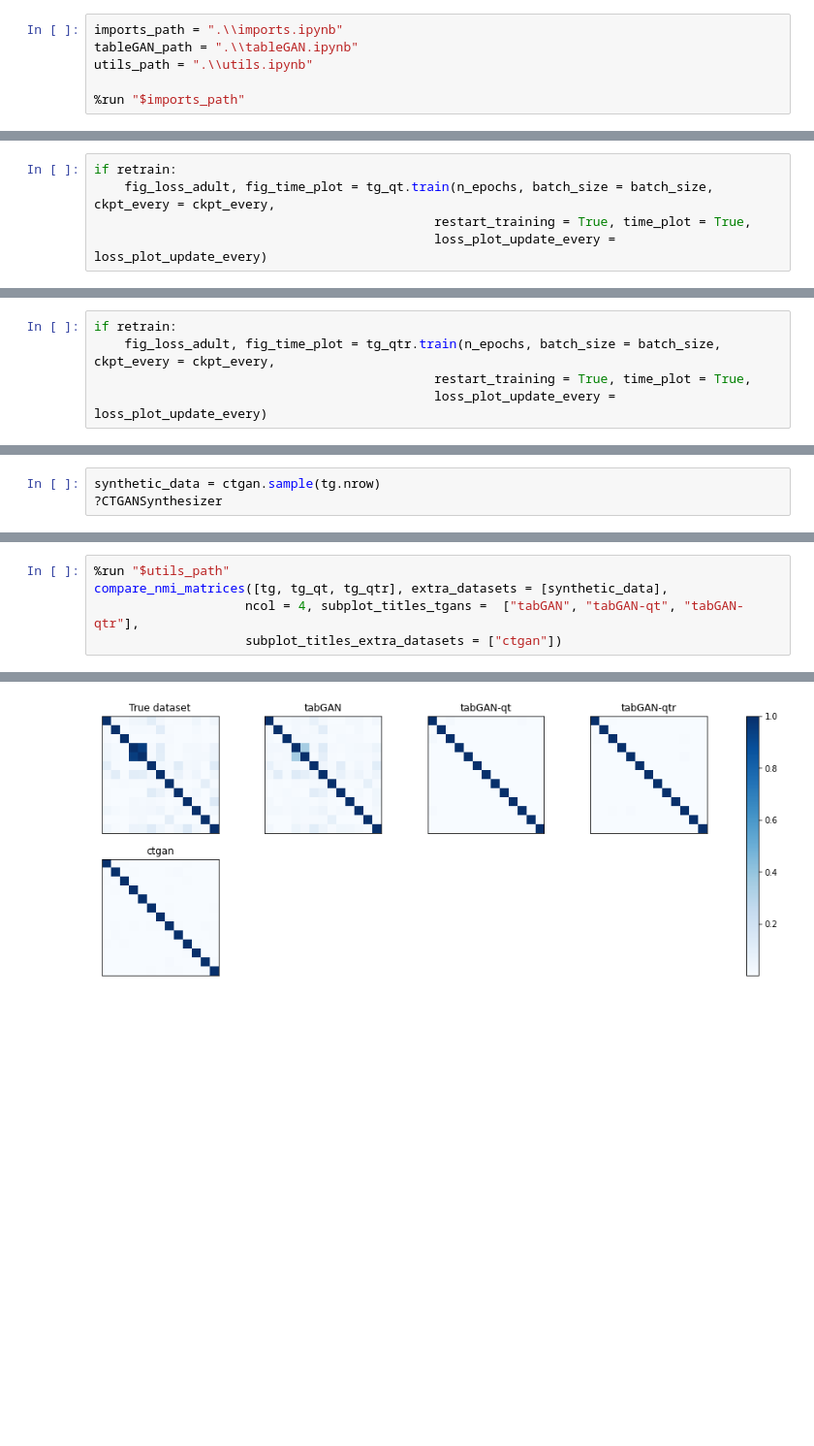
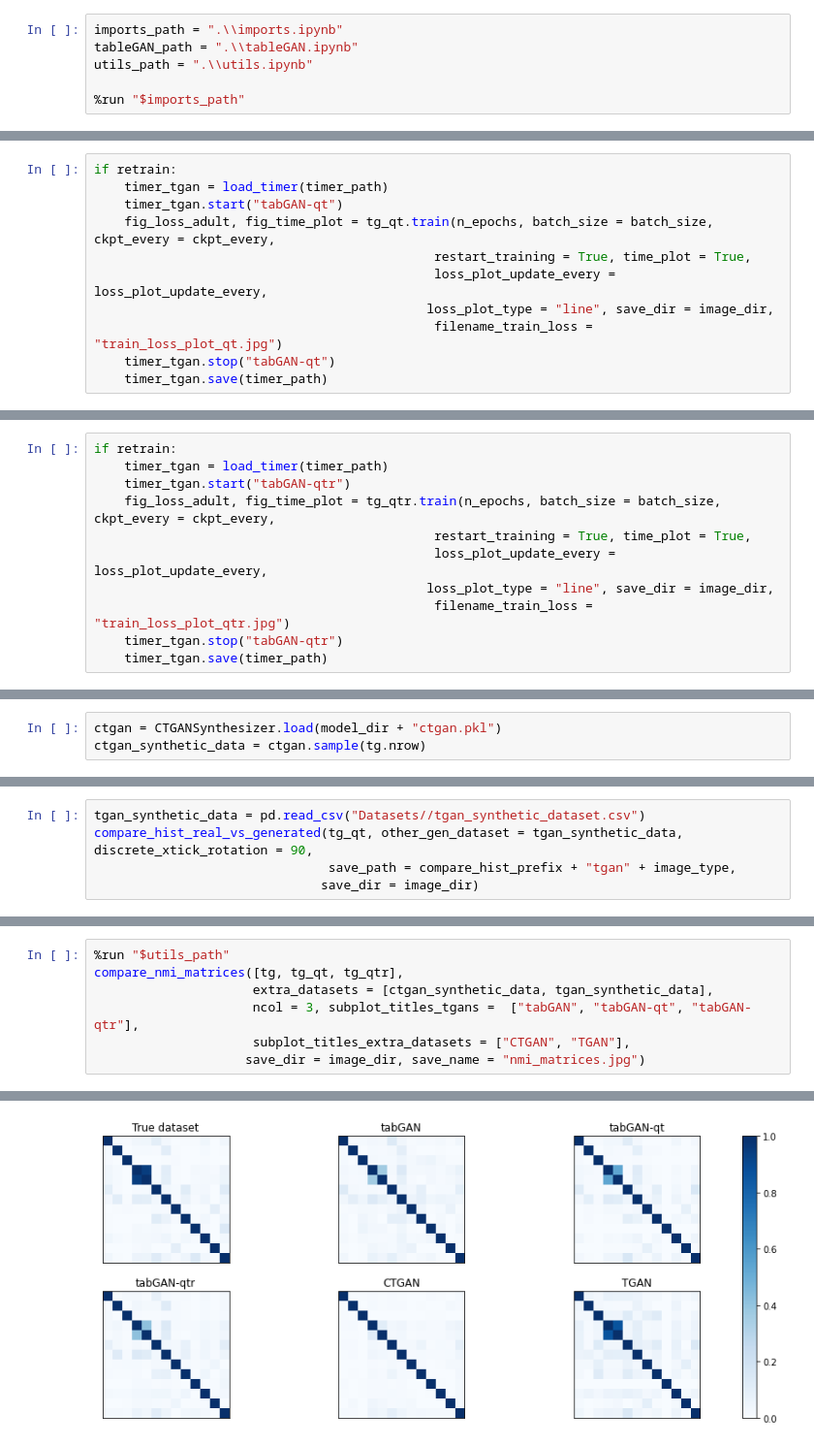
Before and after one commit to ArneRustad/Master-thesis-cf, a Jupyter notebook: tableGAN_compare_on_adult.ipynb, the cells around one changed output, grey strips where cells are left out. Shown at 97% size. Drawn from its saved outputs; the diff is of its cells as text; blank space fills up the shorter version.

Commit message:
Finished with tgan class as well as hist and nmi comparison for adult data. Also finished with test on synthetic data.

```diff
--- a/tableGAN_compare_on_adult.ipynb
+++ b/tableGAN_compare_on_adult.ipynb
@@ -65,5 +82,11 @@ if retrain:
 # %%
 if retrain:
+    timer_tgan = load_timer(timer_path)
+    timer_tgan.start("tabGAN-qt")
     fig_loss_adult, fig_time_plot = tg_qt.train(n_epochs, batch_size = batch_size, ckpt_every = ckpt_every,
                                              restart_training = True, time_plot = True,
-                                             loss_plot_update_every = loss_plot_update_every)
+                                             loss_plot_update_every = loss_plot_update_every,
+                                            loss_plot_type = "line", save_dir = image_dir,
+                                             filename_train_loss = "train_loss_plot_qt.jpg")
+    timer_tgan.stop("tabGAN-qt")
+    timer_tgan.save(timer_path)
@@ -70,5 +96,11 @@ if retrain:
 # %%
 if retrain:
+    timer_tgan = load_timer(timer_path)
+    timer_tgan.start("tabGAN-qtr")
     fig_loss_adult, fig_time_plot = tg_qtr.train(n_epochs, batch_size = batch_size, ckpt_every = ckpt_every,
                                              restart_training = True, time_plot = True,
-                                             loss_plot_update_every = loss_plot_update_every)
+                                             loss_plot_update_every = loss_plot_update_every,
+                                            loss_plot_type = "line", save_dir = image_dir,
+                                             filename_train_loss = "train_loss_plot_qtr.jpg")
+    timer_tgan.stop("tabGAN-qtr")
+    timer_tgan.save(timer_path)
@@ -122,3 +146,3 @@ ctgan.fit(data, tg.columns_discrete)
 # %%
-synthetic_data = ctgan.sample(tg.nrow)
-?CTGANSynthesizer
+ctgan = CTGANSynthesizer.load(model_dir + "ctgan.pkl")
+ctgan_synthetic_data = ctgan.sample(tg.nrow)
@@ -139,0 +155,5 @@ b = ["hei", "hei", "på", "deg"]
+# %%
+tgan_synthetic_data = pd.read_csv("Datasets//tgan_synthetic_dataset.csv")
+compare_hist_real_vs_generated(tg_qt, other_gen_dataset = tgan_synthetic_data, discrete_xtick_rotation = 90,
+                               save_path = compare_hist_prefix + "tgan" + image_type,
+                              save_dir = image_dir)
@@ -150,6 +177,8 @@ ValueError: cannot reindex from a duplicate axis
 # %%
 %run "$utils_path"
-compare_nmi_matrices([tg, tg_qt, tg_qtr], extra_datasets = [synthetic_data],
-                    ncol = 4, subplot_titles_tgans =  ["tabGAN", "tabGAN-qt", "tabGAN-qtr"],
-                    subplot_titles_extra_datasets = ["ctgan"])
+compare_nmi_matrices([tg, tg_qt, tg_qtr],
+                     extra_datasets = [ctgan_synthetic_data, tgan_synthetic_data],
+                     ncol = 3, subplot_titles_tgans =  ["tabGAN", "tabGAN-qt", "tabGAN-qtr"],
+                     subplot_titles_extra_datasets = ["CTGAN", "TGAN"],
+                    save_dir = image_dir, save_name = "nmi_matrices.jpg")
 # %% [output]
@@ -157 +185 @@ compare_nmi_matrices([tg, tg_qt, tg_qtr], extra_datasets = [synthetic_data],
-[figure, old version]
+[figure, new version]
```
Also changed, not shown: parts of 19 cells of this notebook, 14 other files.
